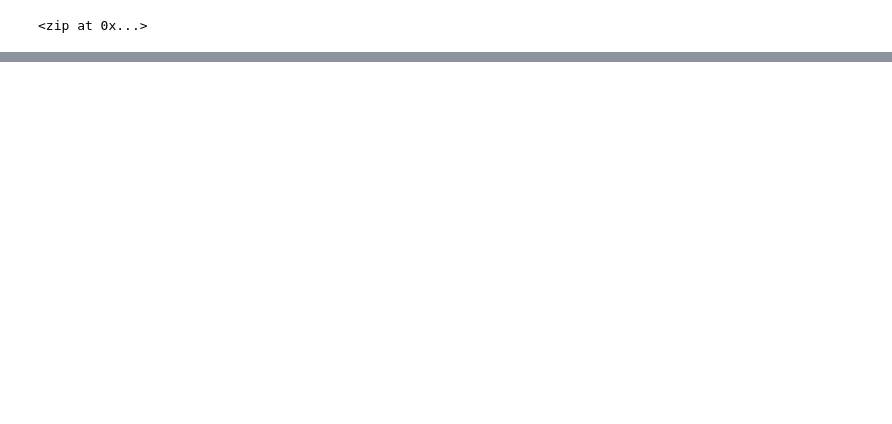
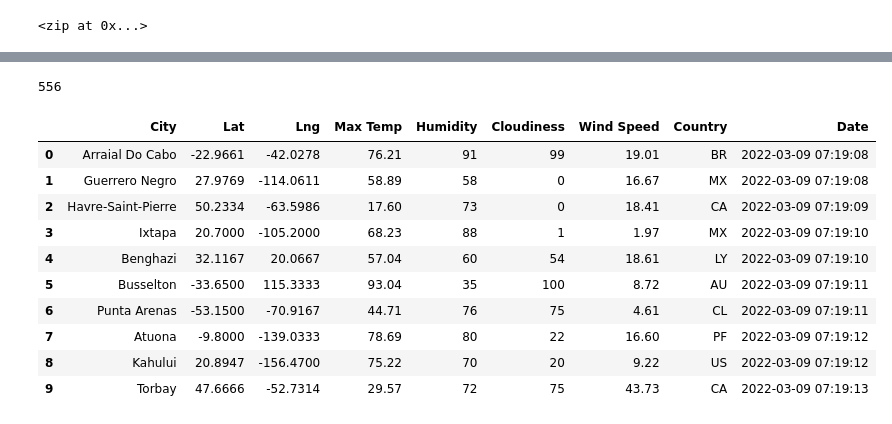
Before and after one commit to bmr209/World_Weather_Analysis, a Jupyter notebook: WeatherPy.ipynb, the cells around one changed output, grey strips where cells are left out. Drawn from its saved outputs; the diff is of its cells as text; code cells hidden in the pictures; blank space fills up the shorter version.

Commit message:
Adding the weather tracking files.

```diff
--- a/WeatherPy.ipynb
+++ b/WeatherPy.ipynb
@@ -32,0 +39,2 @@ len(cities)
+# %%
+url = "http://api.openweathermap.org/data/2.5/weather?units=Imperial&APPID=" + weather_api_key
@@ -32,0 +125,20 @@ len(cities)
+# %%
+len(city_data)
+# %% [output]
+556
+# %%
+# Convert the array of dictionaries to a Pandas DataFrame.
+city_data_df = pd.DataFrame(city_data)
+city_data_df.head(10)
+# %% [output]
+|  | City | Lat | Lng | Max Temp | Humidity | Cloudiness | Wind Speed | Country | Date |
+| 0 | Arraial Do Cabo | -22.9661 | -42.0278 | 76.21 | 91 | 99 | 19.01 | BR | 2022-03-09 07:19:08 |
+| 1 | Guerrero Negro | 27.9769 | -114.0611 | 58.89 | 58 | 0 | 16.67 | MX | 2022-03-09 07:19:08 |
+| 2 | Havre-Saint-Pierre | 50.2334 | -63.5986 | 17.60 | 73 | 0 | 18.41 | CA | 2022-03-09 07:19:09 |
+| 3 | Ixtapa | 20.7000 | -105.2000 | 68.23 | 88 | 1 | 1.97 | MX | 2022-03-09 07:19:10 |
+| 4 | Benghazi | 32.1167 | 20.0667 | 57.04 | 60 | 54 | 18.61 | LY | 2022-03-09 07:19:10 |
+| 5 | Busselton | -33.6500 | 115.3333 | 93.04 | 35 | 100 | 8.72 | AU | 2022-03-09 07:19:11 |
+| 6 | Punta Arenas | -53.1500 | -70.9167 | 44.71 | 76 | 75 | 4.61 | CL | 2022-03-09 07:19:11 |
+| 7 | Atuona | -9.8000 | -139.0333 | 78.69 | 80 | 22 | 16.60 | PF | 2022-03-09 07:19:12 |
+| 8 | Kahului | 20.8947 | -156.4700 | 75.22 | 70 | 20 | 9.22 | US | 2022-03-09 07:19:12 |
+| 9 | Torbay | 47.6666 | -52.7314 | 29.57 | 72 | 75 | 43.73 | CA | 2022-03-09 07:19:13 |
```
Also changed, not shown: parts of 6 cells of this notebook, 4 other files.
